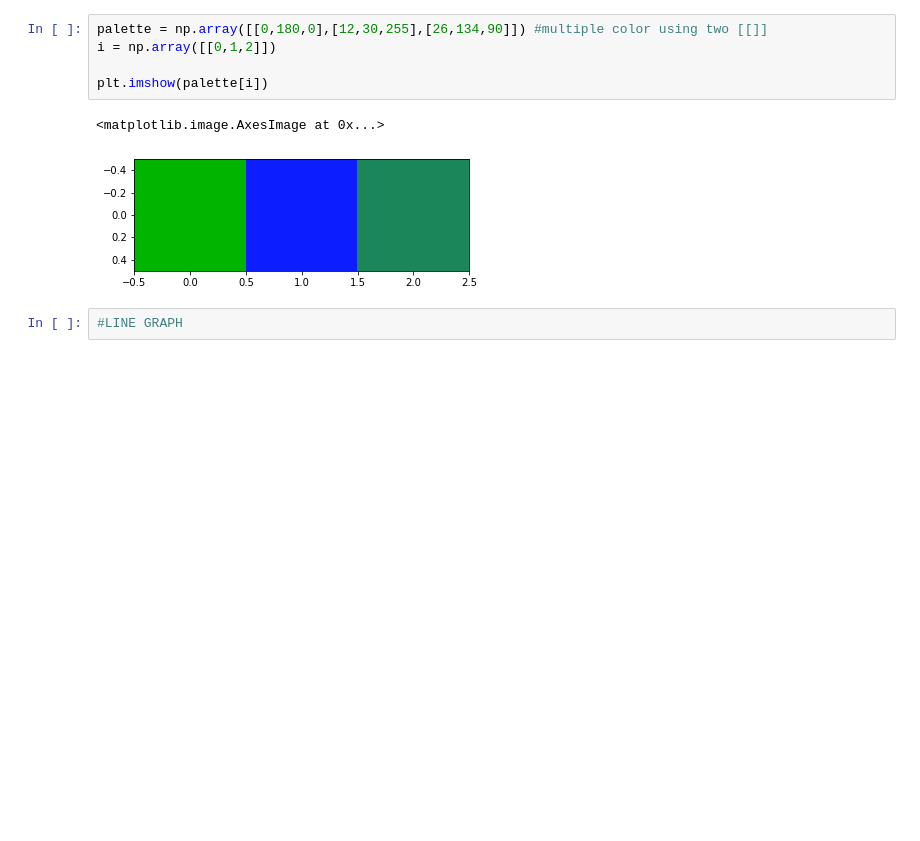
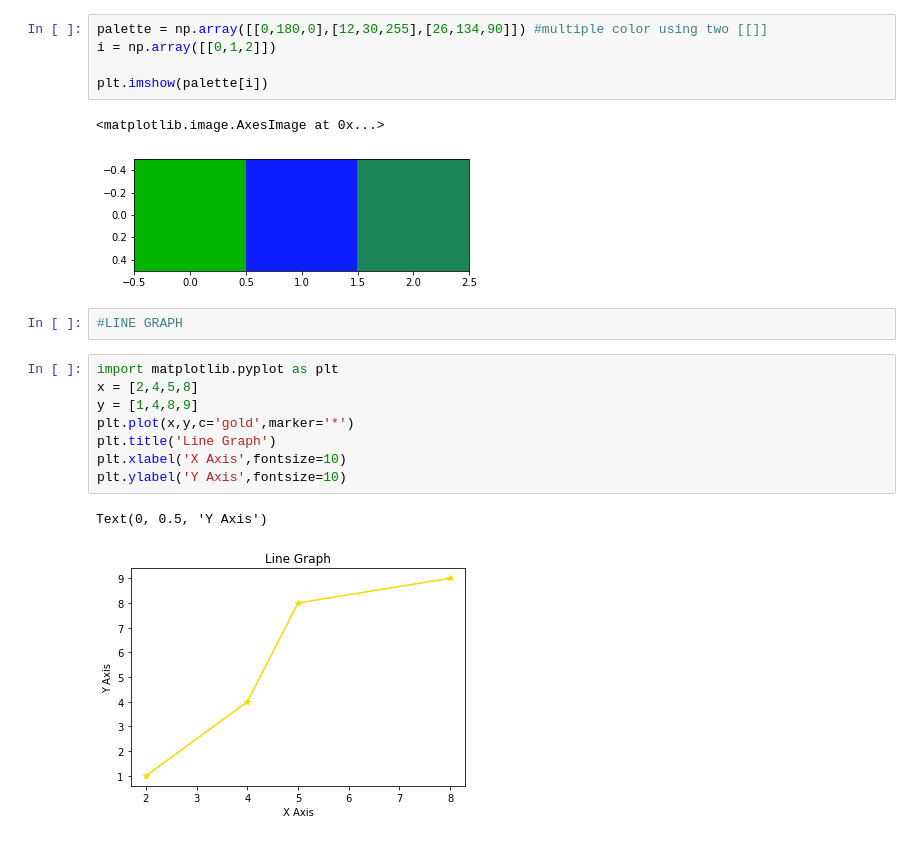
Before and after one commit to ayshahibaa/data-science, a Jupyter notebook: py_libraries.ipynb, the cells around one changed output. Drawn from its saved outputs; the diff is of its cells as text; blank space fills up the shorter version.

```diff
--- a/py_libraries.ipynb
+++ b/py_libraries.ipynb
@@ -152,3 +152,14 @@ plt.imshow(palette[i])
 [figure]
 # %%
 #LINE GRAPH
+# %%
+import matplotlib.pyplot as plt
+x = [2,4,5,8]
+y = [1,4,8,9]
+plt.plot(x,y,c='gold',marker='*')
+plt.title('Line Graph')
+plt.xlabel('X Axis',fontsize=10)
+plt.ylabel('Y Axis',fontsize=10)
+# %% [output]
+Text(0, 0.5, 'Y Axis')
+[figure, added]
```
